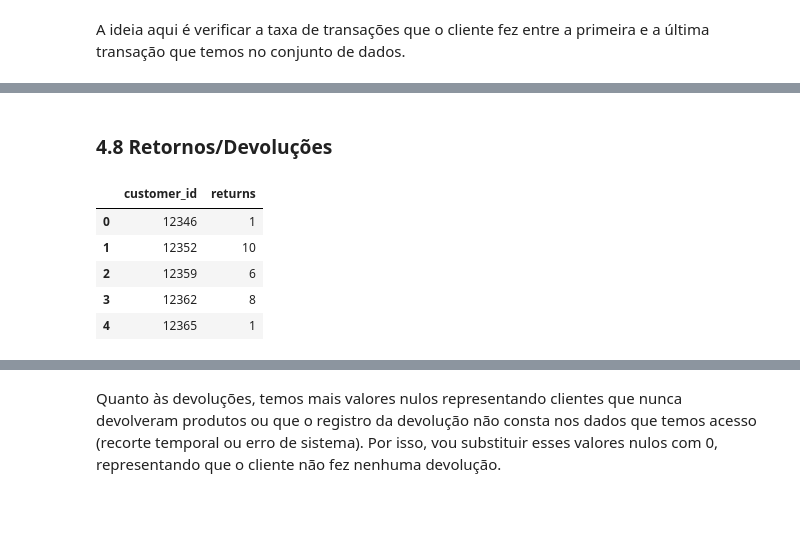
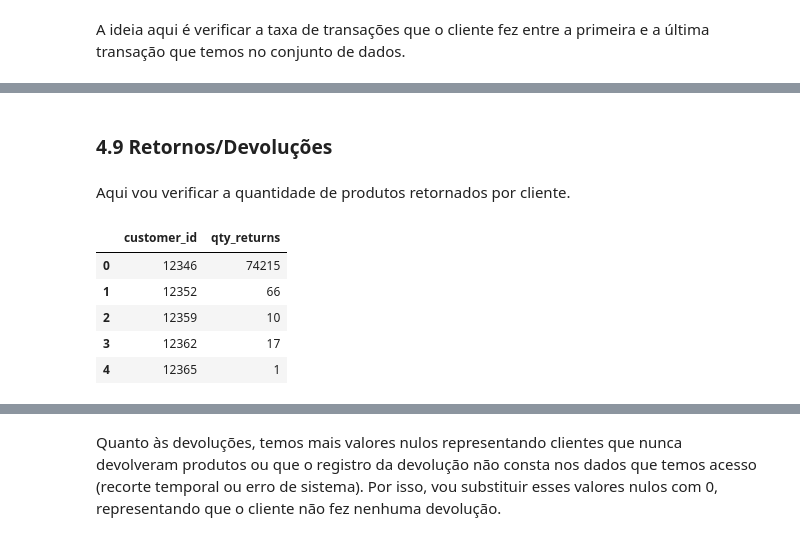
Before and after one commit to doegemon/PA004_high_value_customers_identification, a Jupyter notebook: notebooks/insiders_club.ipynb, the cells around one changed output, grey strips where cells are left out. Cells and saved outputs as stored; diff of their text form; code cells hidden in the pictures; blank space fills up the shorter version.

```diff
--- a/notebooks/insiders_club.ipynb
+++ b/notebooks/insiders_club.ipynb
@@ -684,15 +722,18 @@ frequency              0
 dtype: int64
 # %% [markdown]
-### 4.8 Retornos/Devoluções
+### 4.9 Retornos/Devoluções
+# %% [markdown]
+Aqui vou verificar a quantidade de produtos retornados por cliente.
 # %%
-df_n_returns = df_returns[['customer_id', 'invoice_no']].groupby('customer_id').count().reset_index().drop_duplicates().rename(columns={'invoice_no': 'returns'})
+df_n_returns = df_returns[['customer_id', 'quantity']].groupby('customer_id').sum().reset_index().rename(columns={'quantity': 'qty_returns'})
+df_n_returns['qty_returns'] = df_n_returns['qty_returns'] * -1
 df_n_returns.head()
 # %% [output]
-|  | customer_id | returns |
-| 0 | 12346 | 1 |
-| 1 | 12352 | 10 |
-| 2 | 12359 | 6 |
-| 3 | 12362 | 8 |
+|  | customer_id | qty_returns |
+| 0 | 12346 | 74215 |
+| 1 | 12352 | 66 |
+| 2 | 12359 | 10 |
+| 3 | 12362 | 17 |
 | 4 | 12365 | 1 |
 # %%
 df_ref = pd.merge(df_ref, df_n_returns, on='customer_id', how='left')
```
Also changed, not shown: parts of 40 cells of this notebook, 1 other file.
